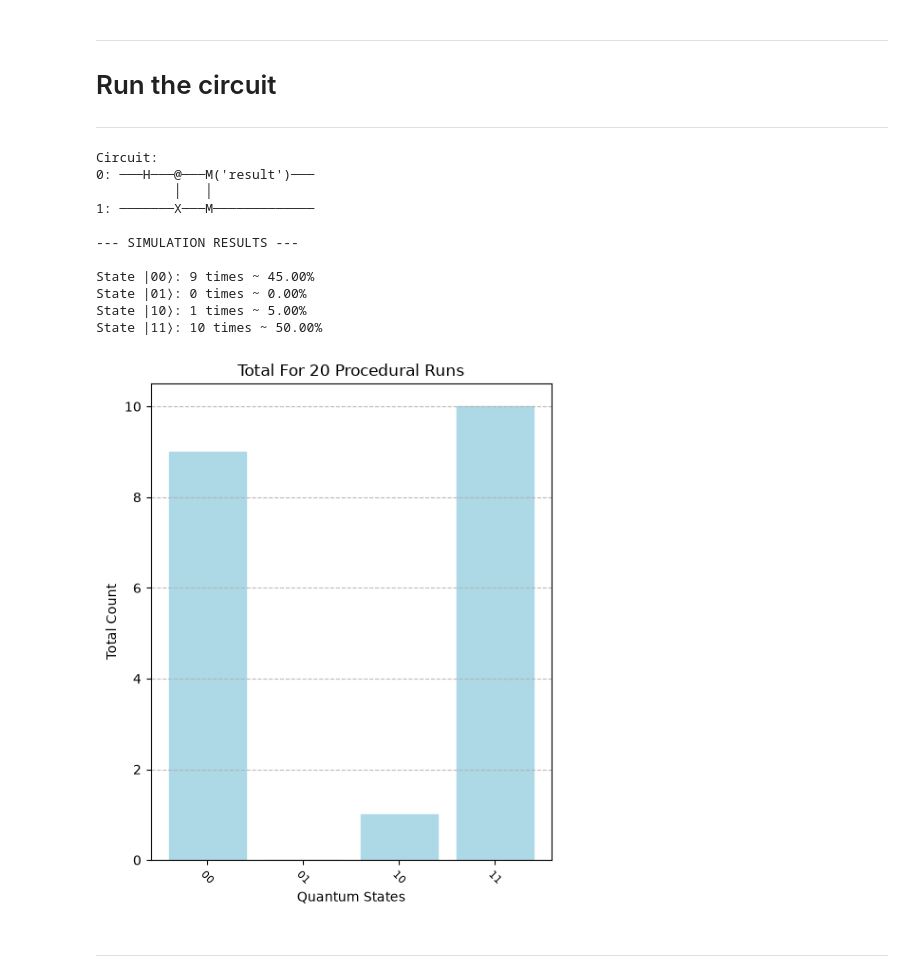
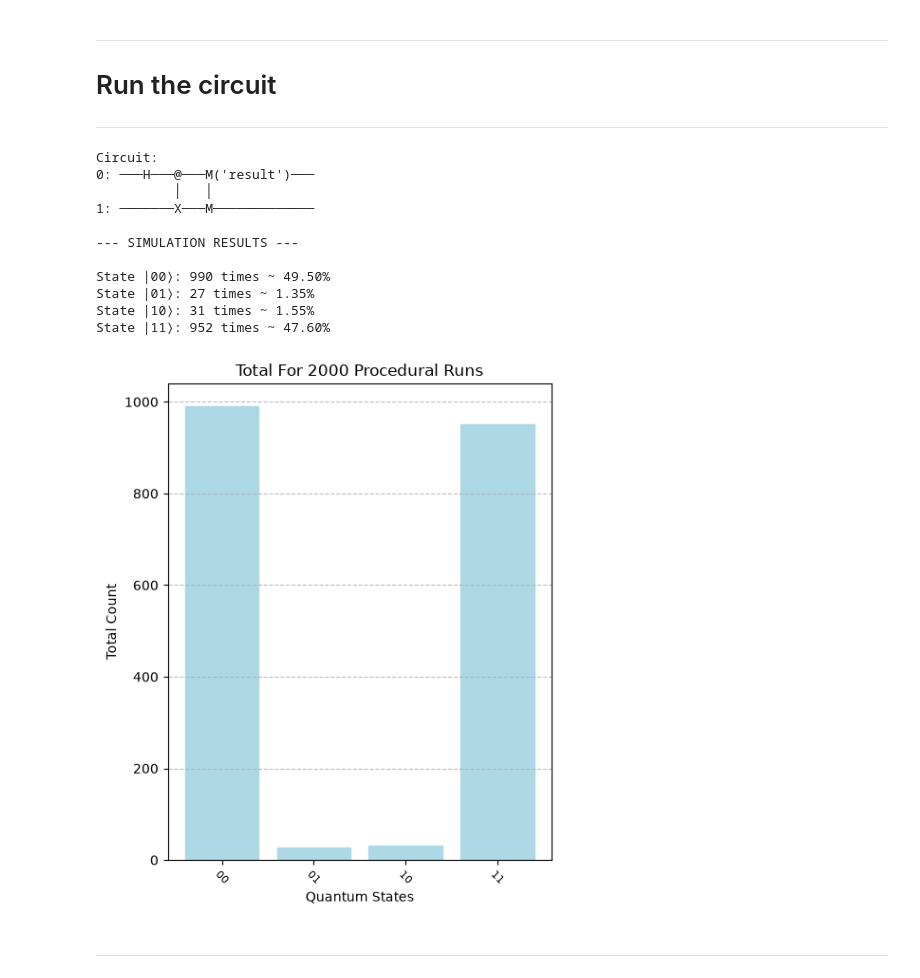
Before and after one commit to kartikeyabekkari/HyperRealisticNisqSimulation, a Jupyter notebook: Hyper_Realistic_NISQ_Simulation.ipynb, the cells around one changed output. Drawn from its saved outputs; the diff is of its cells as text; code cells hidden in the pictures.

```diff
--- a/Hyper_Realistic_NISQ_Simulation.ipynb
+++ b/Hyper_Realistic_NISQ_Simulation.ipynb
@@ -249,20 +249,20 @@ def run_NISQ_simulation(circuit_template, all_qubits, num_runs):
 # Run the circuit
 ---
 # %%
-run_NISQ_simulation(base_circuit, qubits, 20)
+run_NISQ_simulation(base_circuit, qubits, number_of_runs)
 # %% [output]
 Circuit:
 0: ───H───@───M('result')───
           │   │
 1: ───────X───M─────────────
 
 --- SIMULATION RESULTS ---
 
-State |00⟩: 9 times ~ 45.00%
-State |01⟩: 0 times ~ 0.00%
-State |10⟩: 1 times ~ 5.00%
-State |11⟩: 10 times ~ 50.00%
+State |00⟩: 990 times ~ 49.50%
+State |01⟩: 27 times ~ 1.35%
+State |10⟩: 31 times ~ 1.55%
+State |11⟩: 952 times ~ 47.60%
-[figure, old version]
+[figure, new version]
 # %% [markdown]
 #
 ---
```
Also changed, not shown: parts of 10 cells of this notebook.
